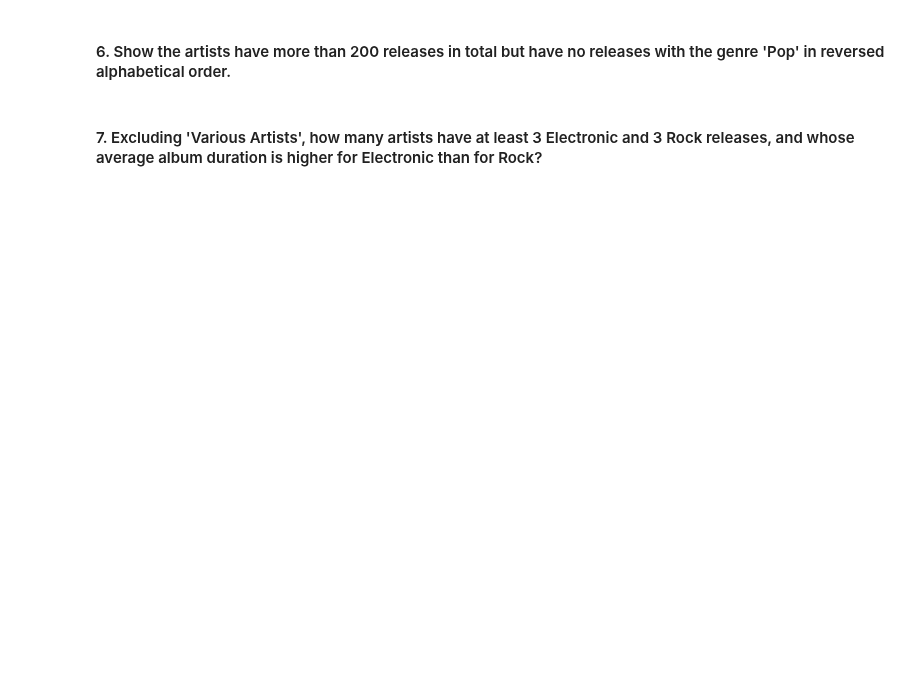
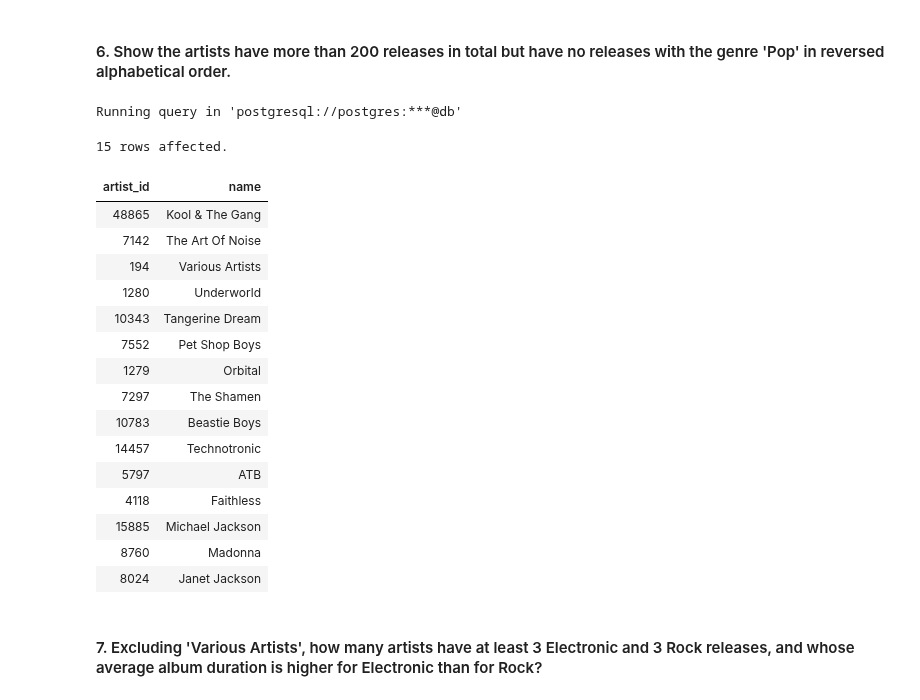
Before and after one commit to arnavsukhija/bigdata-exercises, a Jupyter notebook: Big_Data/exercise01/Exercise01_SQL_Brush_Up.ipynb, the cells around one changed output. Cells and saved outputs as stored; diff of their text form; code cells hidden in the pictures; blank space fills up the shorter version.

```diff
--- a/Big_Data/exercise01/Exercise01_SQL_Brush_Up.ipynb
+++ b/Big_Data/exercise01/Exercise01_SQL_Brush_Up.ipynb
@@ -194,4 +662,43 @@ LIMIT 5;
 # %% [markdown]
 #### 6. Show the artists have more than 200 releases in total but have no releases with the genre 'Pop' in reversed alphabetical order.
+# %%
+%%sql
+WITH no_pop AS (
+    SELECT a.artist_id, a.name
+    FROM artists a
+    JOIN released_by rb USING(artist_id)
+    JOIN releases r USING(release_id)
+    WHERE r.genre != 'Pop'
+),
+more_than_200 AS (
+    SELECT a.artist_id, a.name
+    FROM artists a
+    JOIN released_by rb USING(artist_id)
+    JOIN releases r USING(release_id)
+    GROUP BY a.artist_id, a.name
+    HAVING COUNT(r.release_id) > 200
+)
+SELECT artist_id, name FROM no_pop
+INTERSECT
+SELECT artist_id, name FROM more_than_200;
+# %% [output]
+Running query in 'postgresql://postgres:***@db'
+15 rows affected.
+| artist_id | name |
+| 48865 | Kool & The Gang |
+| 7142 | The Art Of Noise |
+| 194 | Various Artists |
+| 1280 | Underworld |
+| 10343 | Tangerine Dream |
+| 7552 | Pet Shop Boys |
+| 1279 | Orbital |
+| 7297 | The Shamen |
+| 10783 | Beastie Boys |
+| 14457 | Technotronic |
+| 5797 | ATB |
+| 4118 | Faithless |
+| 15885 | Michael Jackson |
+| 8760 | Madonna |
+| 8024 | Janet Jackson |
 # %% [markdown]
 #### 7. Excluding 'Various Artists', how many artists have at least 3 Electronic and 3 Rock releases, and whose average album duration is higher for Electronic than for Rock?
```
Also changed, not shown: parts of 32 cells of this notebook, 1 other file.
